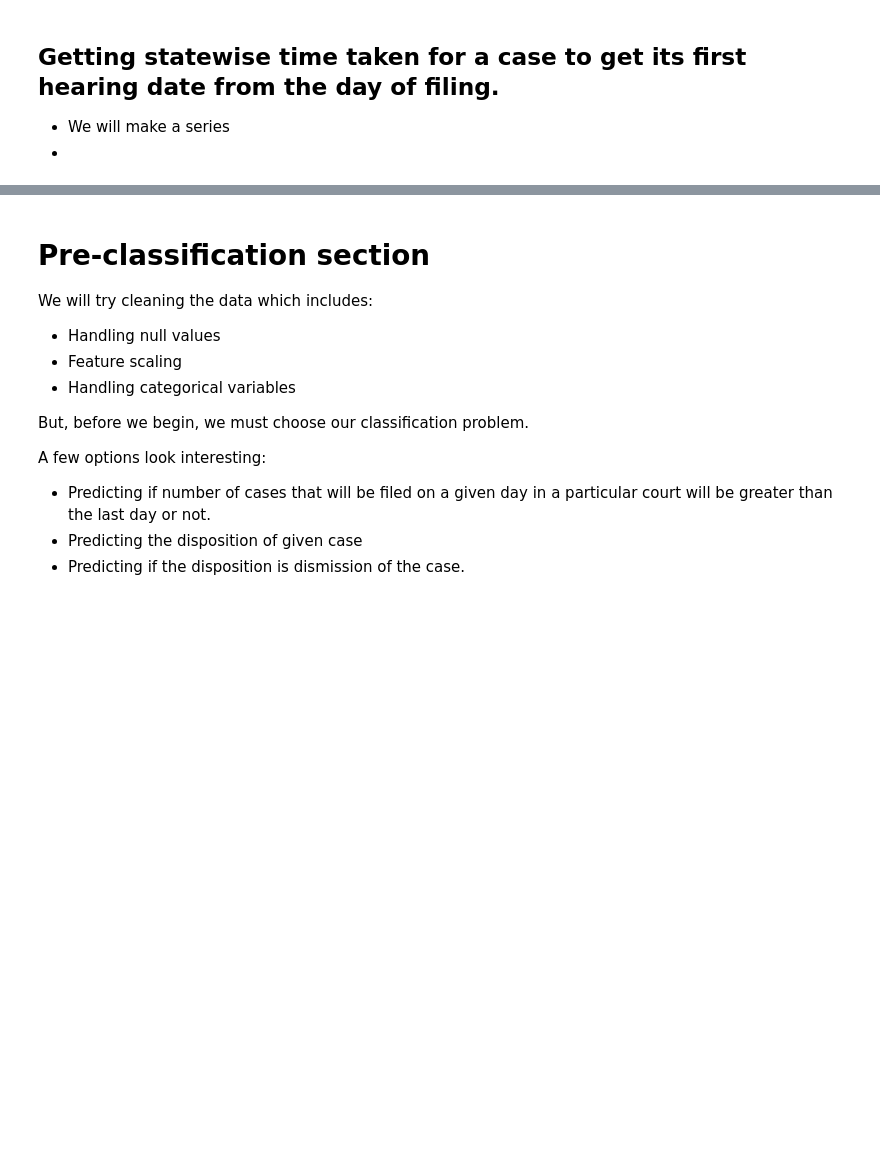
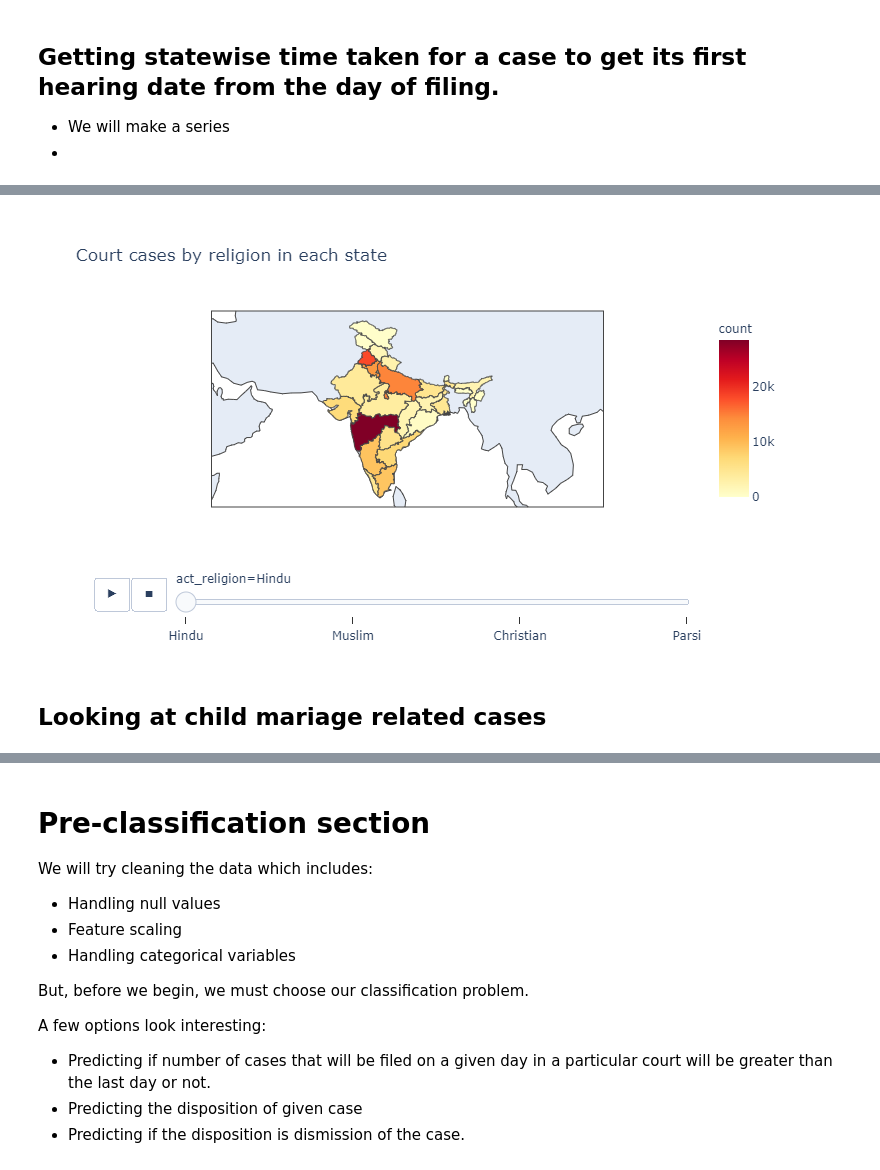
Before and after one commit to ujjwal-shekhar/Indian-Judicial-System-PreCog, a Jupyter notebook: data-visualizer-precog.ipynb, the cells around one changed output, grey strips where cells are left out. Saved outputs shown, nothing was run; the diff lists cells and outputs as text; code cells hidden in the pictures; blank space fills up the shorter version.

```diff
--- a/data-visualizer-precog.ipynb
+++ b/data-visualizer-precog.ipynb
@@ -971,0 +1001,6 @@ Checking 258 crpc and ex-parte cases.
+# %%
+df = df.dropna()
+# %%
+pattern = '.*(Marriage|marriage|MARRIAGE|Divorce|DIVORCE).*'
+df2 = df[df.act_s.str.match(pattern)]
+df2.head()
@@ -971,0 +1083,3 @@ Checking 258 crpc and ex-parte cases.
+# %%
+df3 = df2[~(df2['act_religion']=='Unclear')]
+df3.head()
@@ -971,0 +1096,21 @@ Checking 258 crpc and ex-parte cases.
+# %%
+freq_religions_state = (df3.groupby(['state_name'])['act_religion'].value_counts())
+freq_religions_state = freq_religions_state.to_frame()
+freq_religions_state.columns = ['count']
+freq_religions_state = freq_religions_state.reset_index()
+
+freq_religions_state['state_name'] = freq_religions_state['state_name'].replace(
+            ['Jammu and Kashmir', 'Orissa', 'DNH at Silvasa', 'Diu and Daman'],
+            ['Jammu & Kashmir', 'Odisha', "Dadra and Nagar Haveli and Daman and Diu", "Dadra and Nagar Haveli and Daman and Diu"]
+        )
+
+val = freq_religions_state[freq_religions_state['state_name']=='Jammu & Kashmir'].values
+
+for entry in val:
+    freq_religions_state = freq_religions_state.append({
+        'state_name' : 'Ladakh',
+        'act_religion' : entry[1],
+        'count' : entry[2]
+    }, ignore_index=True)
+
+freq_religions_state.head(10)
@@ -971,0 +1129,16 @@ Checking 258 crpc and ex-parte cases.
+# %%
+px.choropleth(
+    freq_religions_state,
+    geojson="https://gist.githubusercontent.com/jbrobst/56c13bbbf9d97d187fea01ca62ea5112/raw/e388c4cae20aa53cb5090210a42ebb9b765c0a36/india_states.geojson",
+    featureidkey='properties.ST_NM',
+    locations='state_name',
+    color='count',
+    animation_frame='act_religion',
+    fitbounds="locations",
+    color_continuous_scale='YlOrRd',
+    title='Court cases by religion in each state'
+)
+# %% [output]
+[figure, added]
+# %% [markdown]
+## Looking at child mariage related cases
```
Also changed, not shown: parts of 26 cells of this notebook.
